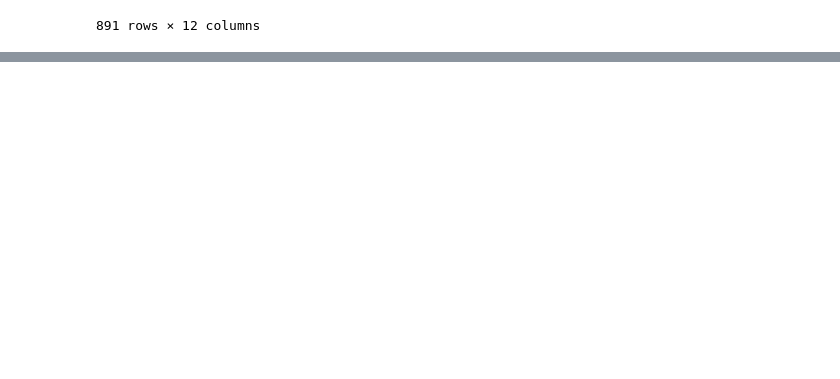
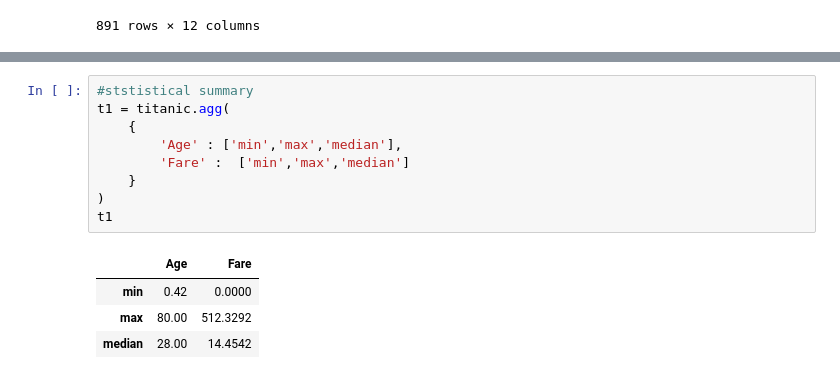
Before and after one commit to PayamFekri/LPY-inFarsi-Learn-Python-In-Farsi-, a Jupyter notebook: pandas/pandasi 4.ipynb, the cells around one changed output, grey strips where cells are left out. Drawn from its saved outputs; the diff is of its cells as text; blank space fills up the shorter version.

```diff
--- a/pandas/pandasi 4.ipynb
+++ b/pandas/pandasi 4.ipynb
@@ -215,0 +277,14 @@ titanic.iloc[0:10,0:12]
+# %%
+#ststistical summary
+t1 = titanic.agg(
+    {
+        'Age' : ['min','max','median'],
+        'Fare' :  ['min','max','median']
+    }
+)
+t1
+# %% [output]
+|  | Age | Fare |
+| min | 0.42 | 0.0000 |
+| max | 80.00 | 512.3292 |
+| median | 28.00 | 14.4542 |
```
Also changed, not shown: parts of 15 cells of this notebook, 1 other file.
